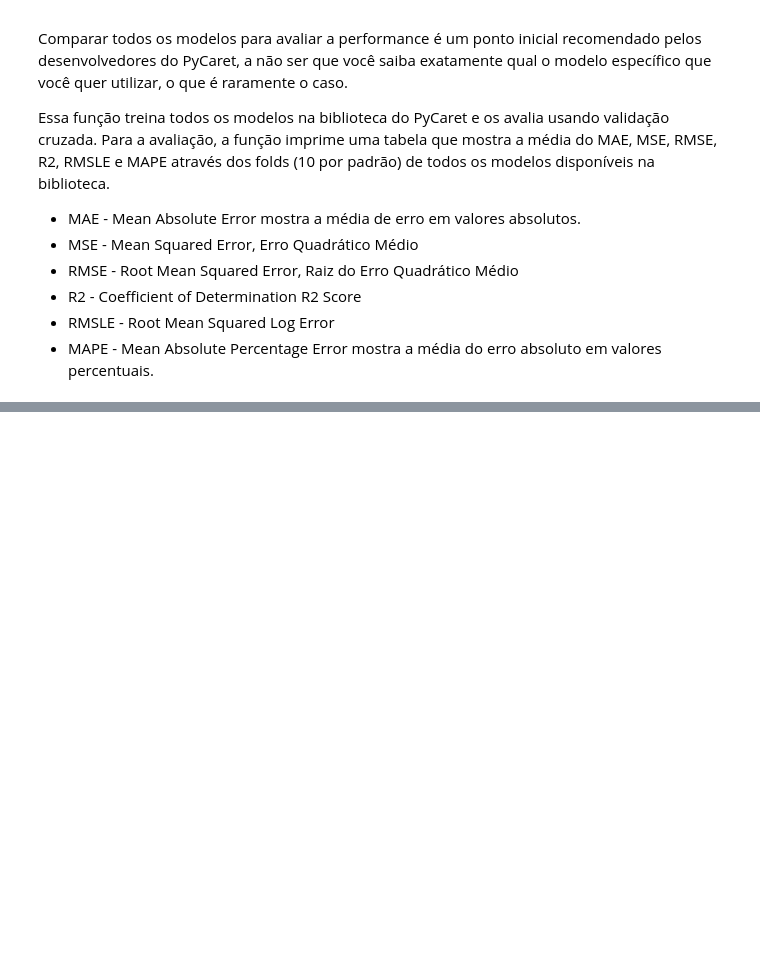
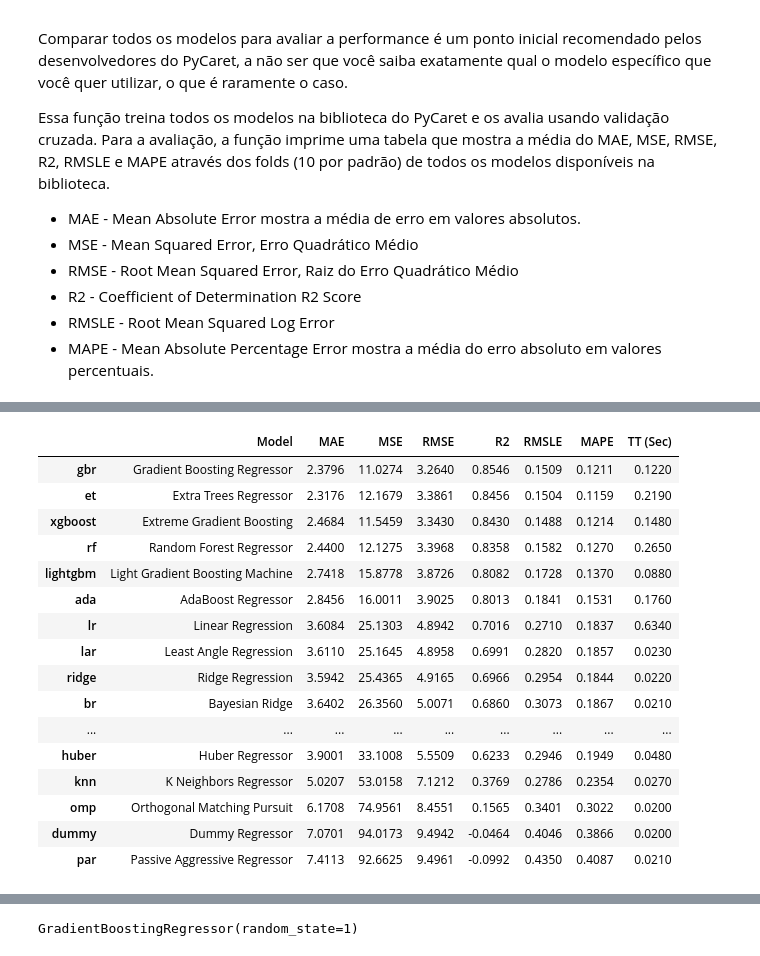
Before and after one commit to JhonnyLimachi/Sigmoidal, a Jupyter notebook: 37_AutoML.ipynb, the cells around one changed output, grey strips where cells are left out. Drawn from its saved outputs; the diff is of its cells as text; code cells hidden in the pictures; blank space fills up the shorter version.

```diff
--- a/37_AutoML.ipynb
+++ b/37_AutoML.ipynb
@@ -230,3 +230,7 @@ Essa função treina todos os modelos na biblioteca do PyCaret e os avalia usand
 * R2 - Coefficient of Determination R2 Score
 * RMSLE - Root Mean Squared Log Error
 * MAPE - Mean Absolute Percentage Error mostra a média do erro absoluto em valores percentuais.
+# %%
+# comparar modelos de ML
+compare_models()
+# %% [output]
@@ -232,0 +238,17 @@ Essa função treina todos os modelos na biblioteca do PyCaret e os avalia usand
+|  | Model | MAE | MSE | RMSE | R2 | RMSLE | MAPE | TT (Sec) |
+| gbr | Gradient Boosting Regressor | 2.3796 | 11.0274 | 3.2640 | 0.8546 | 0.1509 | 0.1211 | 0.1220 |
+| et | Extra Trees Regressor | 2.3176 | 12.1679 | 3.3861 | 0.8456 | 0.1504 | 0.1159 | 0.2190 |
+| xgboost | Extreme Gradient Boosting | 2.4684 | 11.5459 | 3.3430 | 0.8430 | 0.1488 | 0.1214 | 0.1480 |
+| rf | Random Forest Regressor | 2.4400 | 12.1275 | 3.3968 | 0.8358 | 0.1582 | 0.1270 | 0.2650 |
+| lightgbm | Light Gradient Boosting Machine | 2.7418 | 15.8778 | 3.8726 | 0.8082 | 0.1728 | 0.1370 | 0.0880 |
+| ada | AdaBoost Regressor | 2.8456 | 16.0011 | 3.9025 | 0.8013 | 0.1841 | 0.1531 | 0.1760 |
+| lr | Linear Regression | 3.6084 | 25.1303 | 4.8942 | 0.7016 | 0.2710 | 0.1837 | 0.6340 |
+| lar | Least Angle Regression | 3.6110 | 25.1645 | 4.8958 | 0.6991 | 0.2820 | 0.1857 | 0.0230 |
+| ridge | Ridge Regression | 3.5942 | 25.4365 | 4.9165 | 0.6966 | 0.2954 | 0.1844 | 0.0220 |
+| br | Bayesian Ridge | 3.6402 | 26.3560 | 5.0071 | 0.6860 | 0.3073 | 0.1867 | 0.0210 |
+| ... | ... | ... | ... | ... | ... | ... | ... | ... |
+| huber | Huber Regressor | 3.9001 | 33.1008 | 5.5509 | 0.6233 | 0.2946 | 0.1949 | 0.0480 |
+| knn | K Neighbors Regressor | 5.0207 | 53.0158 | 7.1212 | 0.3769 | 0.2786 | 0.2354 | 0.0270 |
+| omp | Orthogonal Matching Pursuit | 6.1708 | 74.9561 | 8.4551 | 0.1565 | 0.3401 | 0.3022 | 0.0200 |
+| dummy | Dummy Regressor | 7.0701 | 94.0173 | 9.4942 | -0.0464 | 0.4046 | 0.3866 | 0.0200 |
+| par | Passive Aggressive Regressor | 7.4113 | 92.6625 | 9.4961 | -0.0992 | 0.4350 | 0.4087 | 0.0210 |
@@ -232,0 +256 @@ Essa função treina todos os modelos na biblioteca do PyCaret e os avalia usand
+GradientBoostingRegressor(random_state=1)
```
Also changed, not shown: parts of 3 cells of this notebook.
